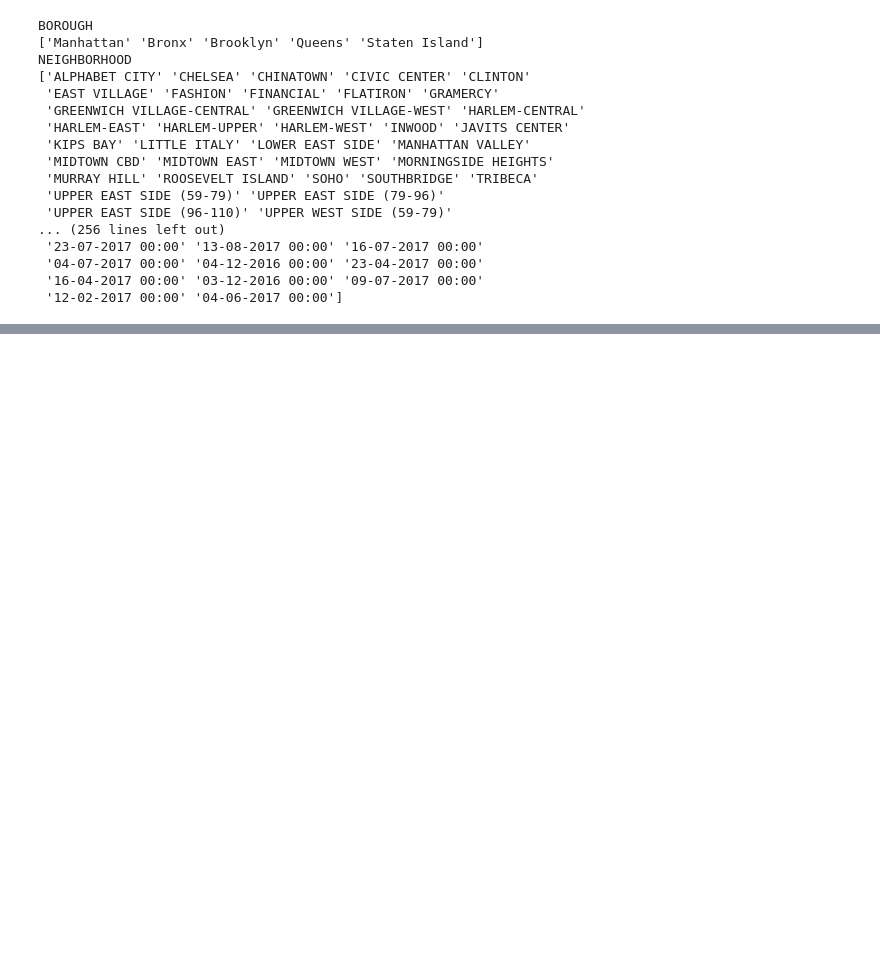
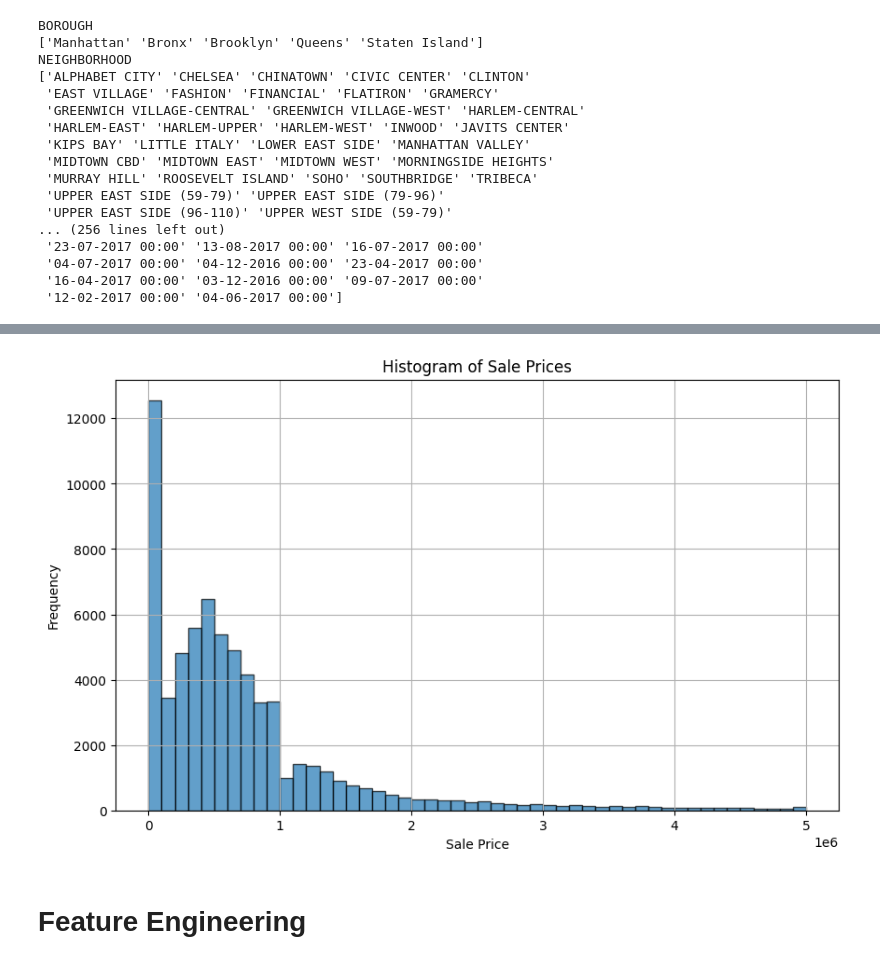
Before and after one commit to Hris4498/ML-Regression, a Jupyter notebook: NYC_Property_Prize_Regression/All_model_regression.ipynb, the cells around one changed output, grey strips where cells are left out. Saved outputs shown, nothing was run; the diff lists cells and outputs as text; code cells hidden in the pictures; blank space fills up the shorter version.

```diff
--- a/NYC_Property_Prize_Regression/All_model_regression.ipynb
+++ b/NYC_Property_Prize_Regression/All_model_regression.ipynb
@@ -291,0 +285,14 @@ MAP
+# %%
+#Above Histplot show that the data is still skewed toward the left.And majority of house prices are below 1000000
+# Plot histogram for sale price below 400000
+plt.figure(figsize=(10, 6))
+plt.hist(df[df['SALE PRICE']<=5000000]['SALE PRICE'], bins=50, edgecolor='black', alpha=0.7)
+plt.title('Histogram of Sale Prices')
+plt.xlabel('Sale Price')
+plt.ylabel('Frequency')
+plt.grid(True)
+plt.show()
+# %% [output]
+[figure, added]
+# %% [markdown]
+# Feature Engineering
```
Also changed, not shown: parts of 28 cells of this notebook.
